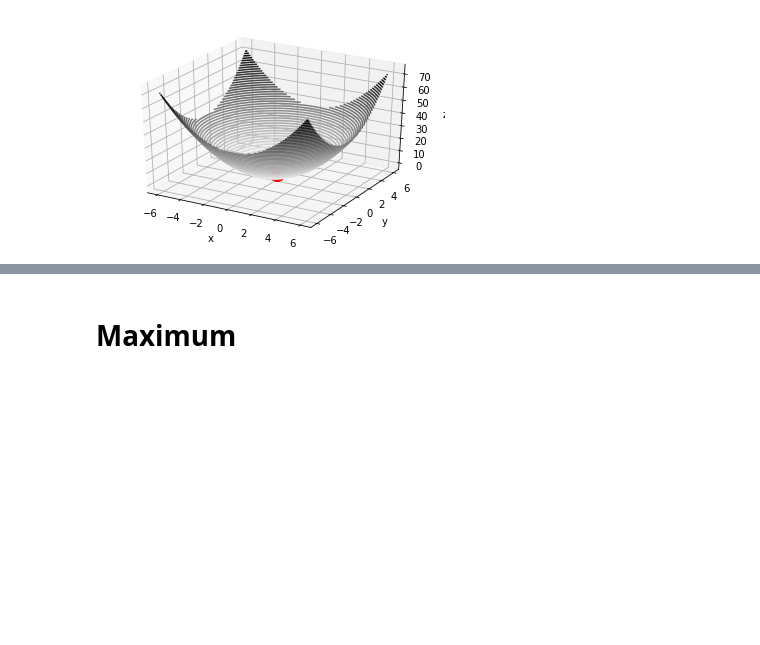
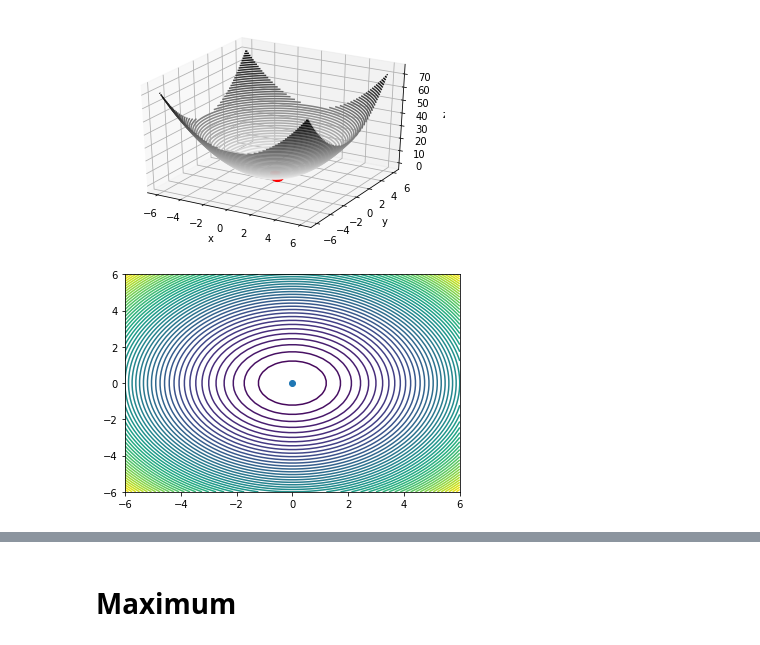
Before and after one commit to Michael-Siri/AI-CAP4630, a Jupyter notebook: HW_2/Homework2Question1.ipynb, the cells around one changed output, grey strips where cells are left out. Saved outputs shown, nothing was run; the diff lists cells and outputs as text; code cells hidden in the pictures; blank space fills up the shorter version.

```diff
--- a/HW_2/Homework2Question1.ipynb
+++ b/HW_2/Homework2Question1.ipynb
@@ -30,3 +38,10 @@ ax.scatter(x[25], y[25], alpha=1, color='r', s=200)
 # %% [output]
 <mpl_toolkits.mplot3d.art3d.Path3DCollection at 0x...>
 [figure]
+# %%
+#Contour plot
+plt.contour(X,Y,Z, 50)
+plt.scatter(0,0)
+plt.show()
+# %% [output]
+[figure, added]
```
Also changed, not shown: parts of 8 cells of this notebook.
